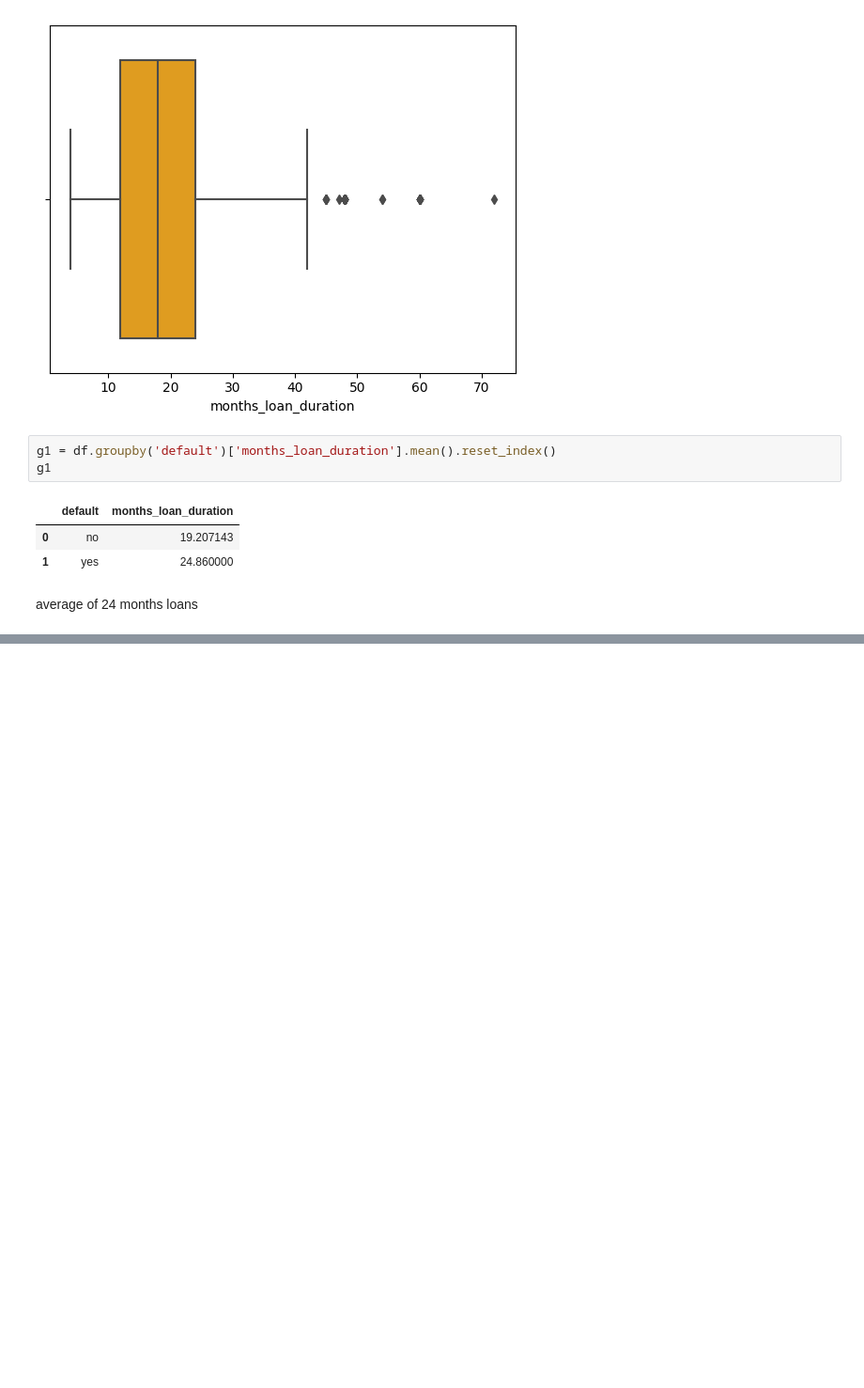
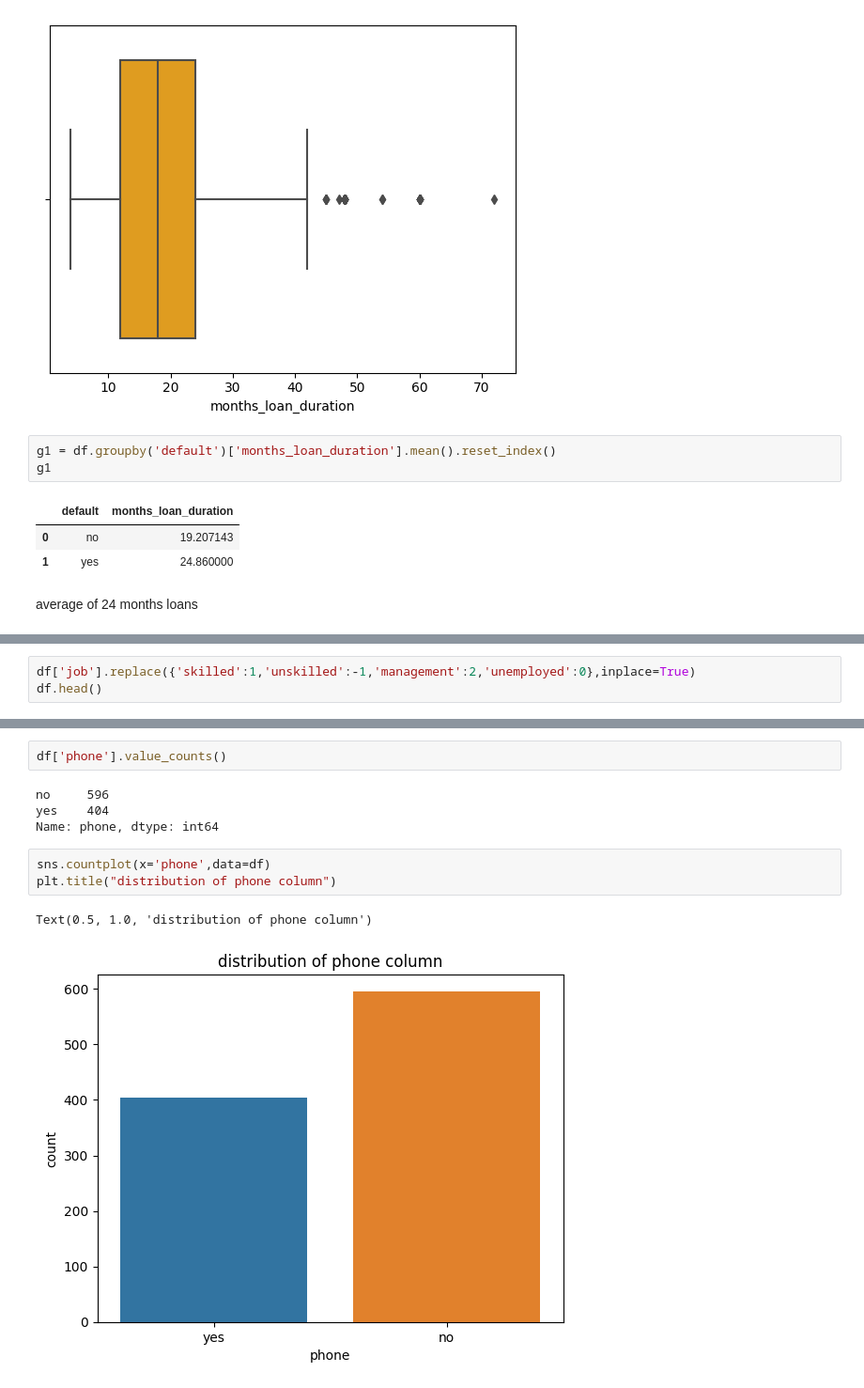
Before and after one commit to vanshikagoyal6396/MLCOE_TASK_, a Jupyter notebook: ClassificationTask.ipynb, the cells around one changed output, grey strips where cells are left out. Shown: that part at 94% size. Cells and saved outputs as stored; diff of their text form; blank space fills up the shorter version.

```diff
--- a/ClassificationTask.ipynb
+++ b/ClassificationTask.ipynb
@@ -234,0 +341,3 @@ average of 24 months loans
+# %%
+df['job'].replace({'skilled':1,'unskilled':-1,'management':2,'unemployed':0},inplace=True)
+df.head()
@@ -234,0 +351,12 @@ average of 24 months loans
+# %%
+df['phone'].value_counts()
+# %% [output]
+no     596
+yes    404
+Name: phone, dtype: int64
+# %%
+sns.countplot(x='phone',data=df)
+plt.title("distribution of phone column")
+# %% [output]
+Text(0.5, 1.0, 'distribution of phone column')
+[figure, added]
```
Also changed, not shown: parts of 21 cells of this notebook.
